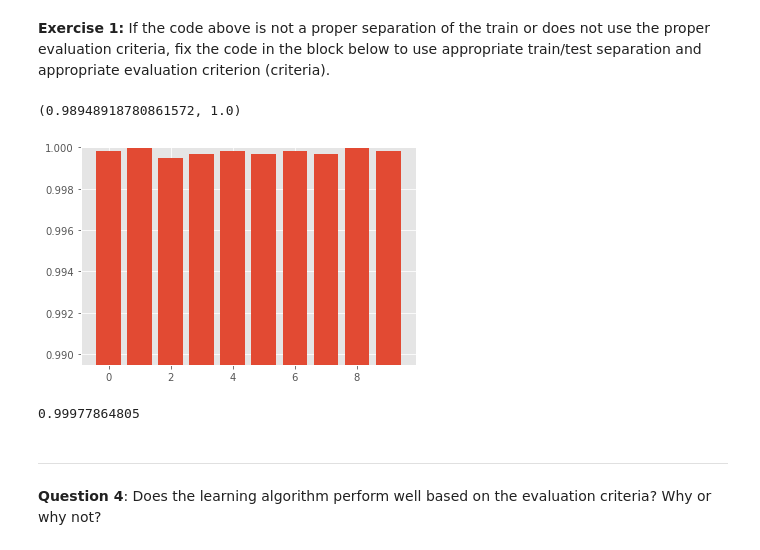
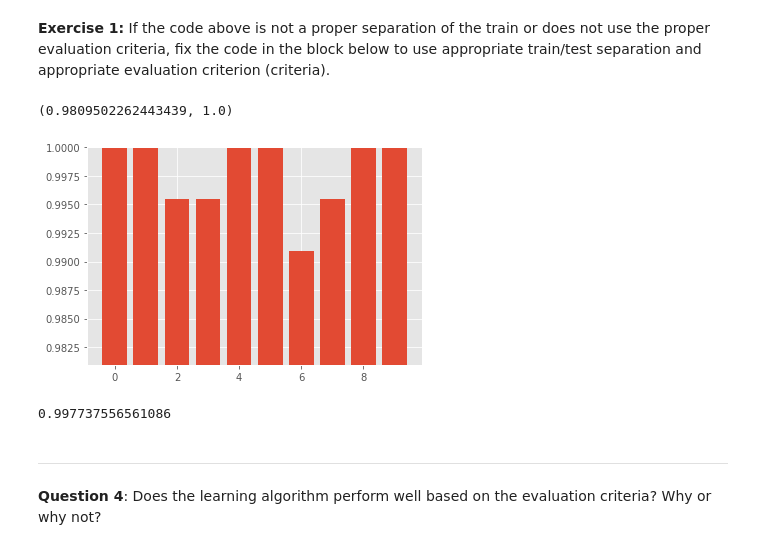
Before and after one commit to popov95s/CSE5324-Labs, a Jupyter notebook: ICA4_MachineLearning.ipynb, the cells around one changed output. Saved outputs shown, nothing was run; the diff lists cells and outputs as text; code cells hidden in the pictures.

```diff
--- a/ICA4_MachineLearning.ipynb
+++ b/ICA4_MachineLearning.ipynb
@@ -136,38 +139,38 @@ ___
 # %%
 from sklearn.model_selection import cross_val_score
 from sklearn.model_selection import KFold, ShuffleSplit
 from sklearn.model_selection import StratifiedKFold, StratifiedShuffleSplit
 
 from sklearn.metrics import make_scorer, accuracy_score
-from sklearn.metrics import precision_score, recall_score, f1_score
+from sklearn.metrics import precision_score, recall_score, f1_score, confusion_matrix
 
 from sklearn.linear_model import LogisticRegression
 # these imports above might help you
 
 #=====Write your code below here=================
 # select model
 clf = LogisticRegression()
 #select cross validation
 cv = StratifiedShuffleSplit(n_splits=10)
 # select evaluation criteria
-my_scorer = make_scorer(accuracy_score)
+my_scorer = make_scorer(recall_score)
 # run model training and cross validation
 per_fold_eval_criteria = cross_val_score(estimator=clf,
                                     X=X,
                                     y=y,
                                     cv=cv,
                                     scoring=my_scorer
                                    )
 
 plt.bar(range(len(per_fold_eval_criteria)),per_fold_eval_criteria)
 plt.ylim([min(per_fold_eval_criteria)-0.01,max(per_fold_eval_criteria)])
 # %% [output]
-(0.98948918780861572, 1.0)
+(0.9809502262443439, 1.0)
-[figure, old version]
+[figure, new version]
 # %%
 print(sum(per_fold_eval_criteria)/len(per_fold_eval_criteria))
 # %% [output]
-0.99977864805
+0.997737556561086
 # %% [markdown]
 ____
 **Question 4**: Does the learning algorithm perform well based on the evaluation criteria? Why or why not?
```
Also changed, not shown: parts of 12 cells of this notebook.
